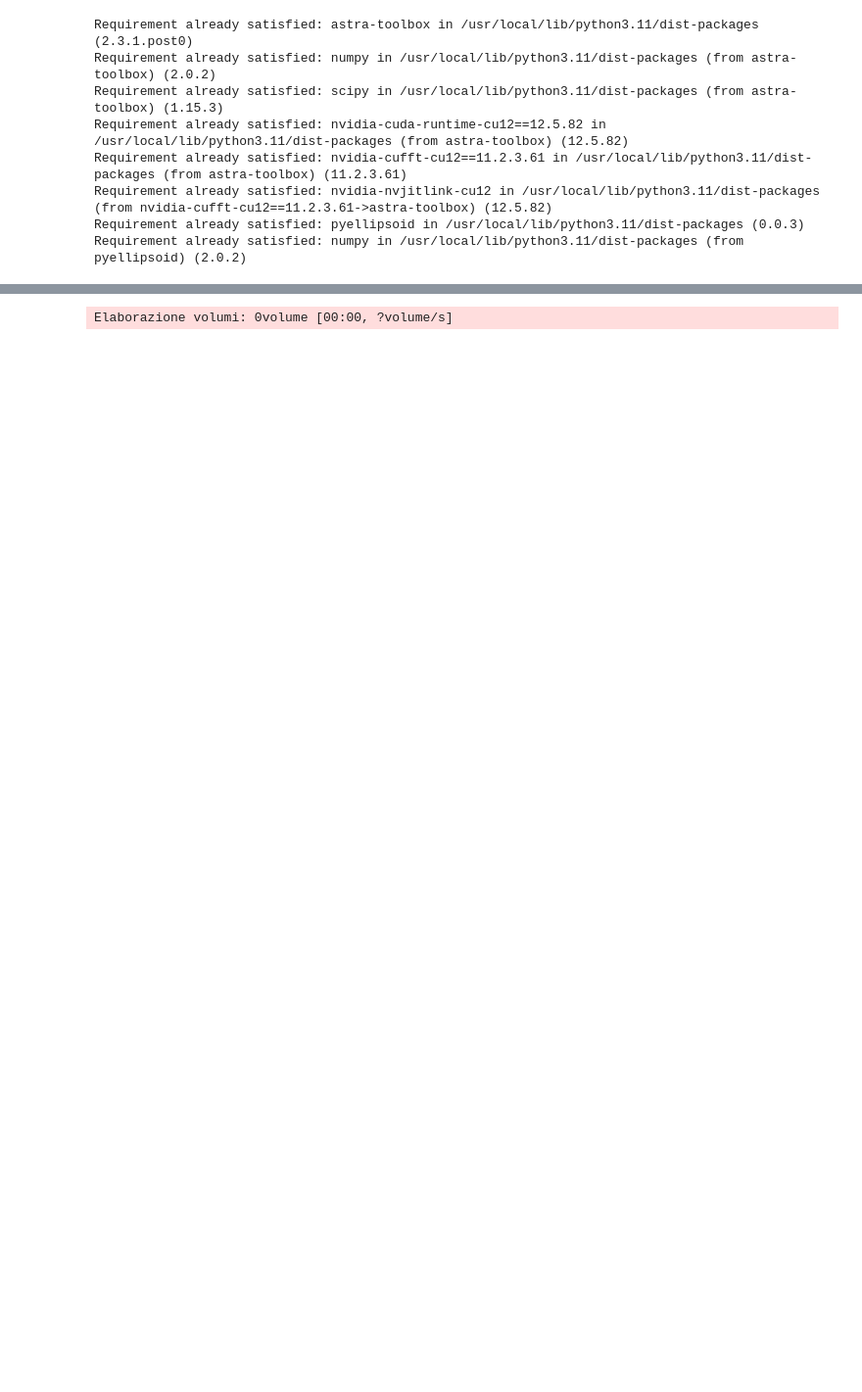
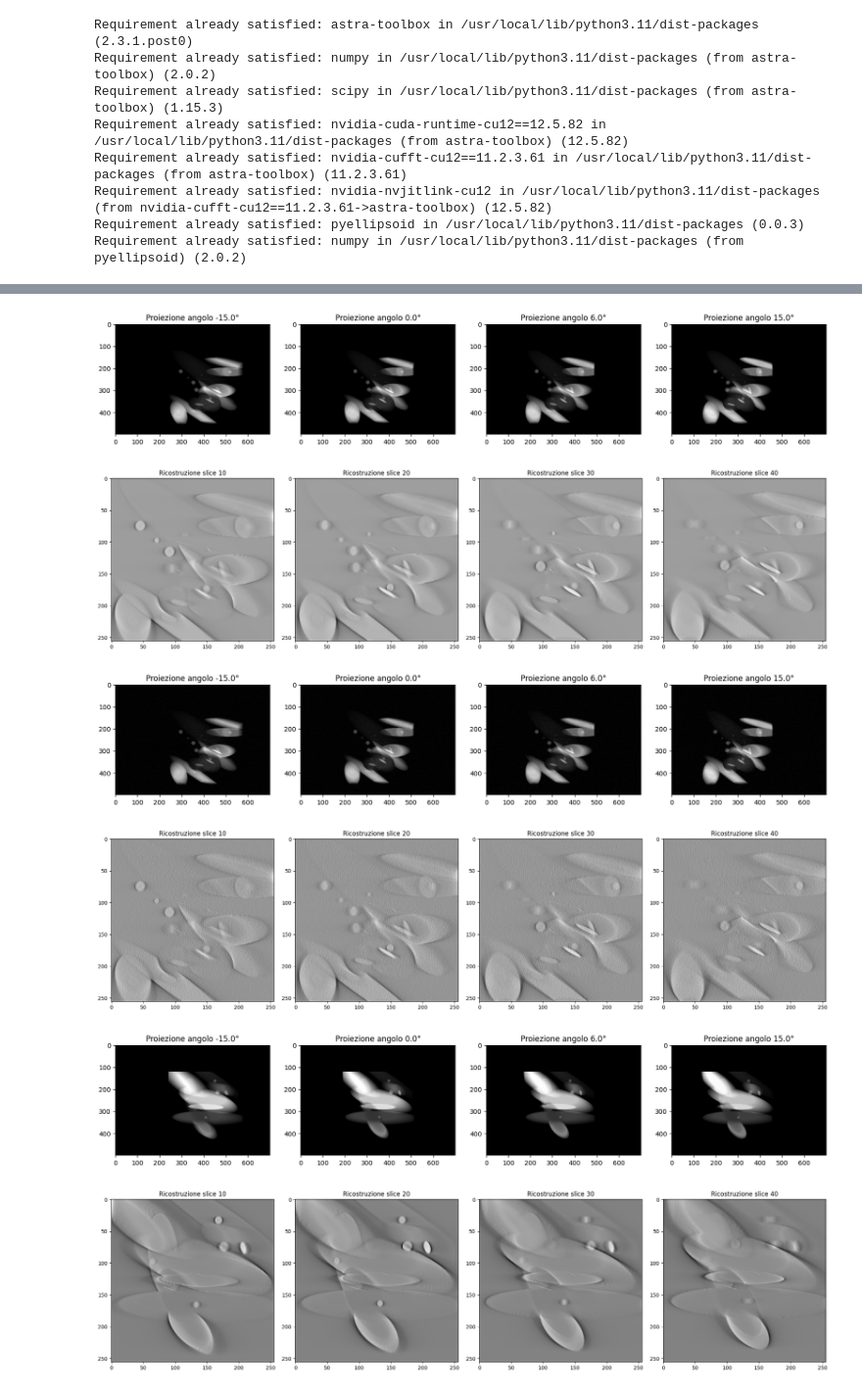
Before and after one commit to federicoaugelli/3D_Feldkamp_Denoising_Tomosynthesis, a Jupyter notebook: src/main.ipynb, the cells around one changed output, grey strips where cells are left out. Shown at 98% size. Drawn from its saved outputs; the diff is of its cells as text; code cells hidden in the pictures; blank space fills up the shorter version.

```diff
--- a/src/main.ipynb
+++ b/src/main.ipynb
@@ -50,4 +50,9 @@ Coordinate della sorgente ottenute:
-# %%
-Feldkamp.run()
-# %% [output]
-Elaborazione volumi: 0volume [00:00, ?volume/s]
+# %%
+Feldkamp.run(noise_levels=[0.00, 0.20])
+# %% [output]
+[figure, added]
+[figure, added]
+[figure, added]
+[figure, added]
+[figure, added]
+[figure, added]
```
Also changed, not shown: parts of 10 cells of this notebook, 2 other files.
